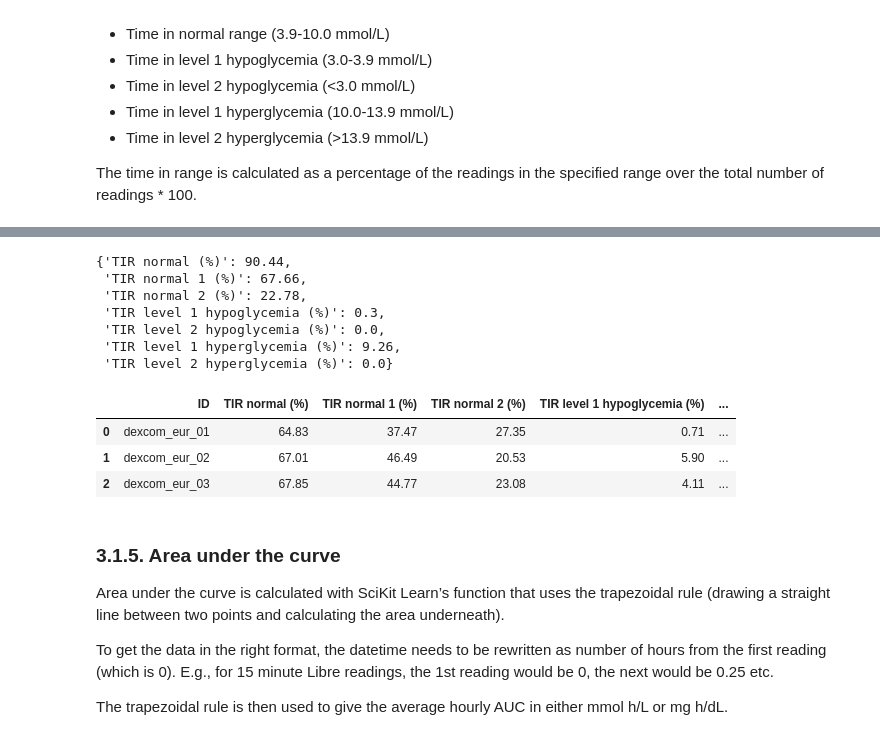
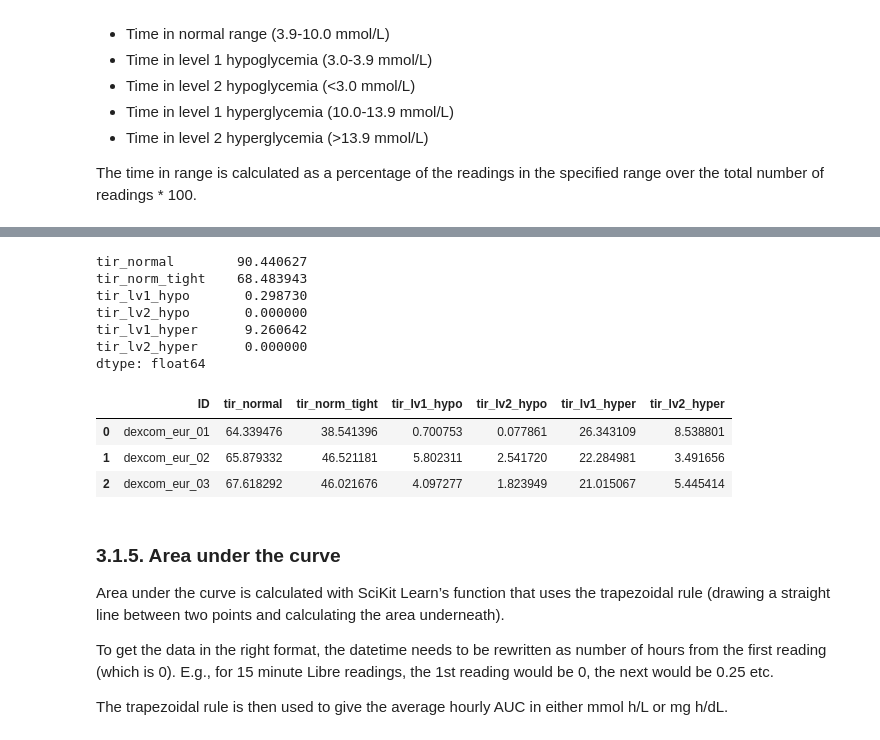
Before and after one commit to cafoala/diametrics, a Jupyter notebook: examples/3_metrics_demo.ipynb, the cells around one changed output, grey strips where cells are left out. Cells and saved outputs as stored; diff of their text form; code cells hidden in the pictures.

```diff
--- a/examples/3_metrics_demo.ipynb
+++ b/examples/3_metrics_demo.ipynb
@@ -163,22 +175,22 @@ time_in_range(df)
         - TIR level 1 hyperglycemia represents the percentage of readings within the range (10, 13.9].
         - TIR level 2 hyperglycemia represents the percentage of readings above 13.9.
 # %%
-metrics.time_in_range(libre1_transformed)
+metrics.time_in_range(libre1_transformed, units='mg')
 # %% [output]
-{'TIR normal (%)': 90.44,
- 'TIR normal 1 (%)': 67.66,
- 'TIR normal 2 (%)': 22.78,
- 'TIR level 1 hypoglycemia (%)': 0.3,
- 'TIR level 2 hypoglycemia (%)': 0.0,
- 'TIR level 1 hyperglycemia (%)': 9.26,
- 'TIR level 2 hyperglycemia (%)': 0.0}
+tir_normal        90.440627
+tir_norm_tight    68.483943
+tir_lv1_hypo       0.298730
+tir_lv2_hypo       0.000000
+tir_lv1_hyper      9.260642
+tir_lv2_hyper      0.000000
+dtype: float64
 # %%
-metrics.time_in_range(dexcom_data)
+metrics.time_in_range(dexcom_data, units='mmol')
 # %% [output]
-|  | ID | TIR normal (%) | TIR normal 1 (%) | TIR normal 2 (%) | TIR level 1 hypoglycemia (%) | ... |
-| 0 | dexcom_eur_01 | 64.83 | 37.47 | 27.35 | 0.71 | ... |
-| 1 | dexcom_eur_02 | 67.01 | 46.49 | 20.53 | 5.90 | ... |
-| 2 | dexcom_eur_03 | 67.85 | 44.77 | 23.08 | 4.11 | ... |
+|  | ID | tir_normal | tir_norm_tight | tir_lv1_hypo | tir_lv2_hypo | tir_lv1_hyper | tir_lv2_hyper |
+| 0 | dexcom_eur_01 | 64.339476 | 38.541396 | 0.700753 | 0.077861 | 26.343109 | 8.538801 |
+| 1 | dexcom_eur_02 | 65.879332 | 46.521181 | 5.802311 | 2.541720 | 22.284981 | 3.491656 |
+| 2 | dexcom_eur_03 | 67.618292 | 46.021676 | 4.097277 | 1.823949 | 21.015067 | 5.445414 |
 # %% [markdown]
 ### 3.1.5. Area under the curve
 
```
Also changed, not shown: parts of 25 cells of this notebook, 2 other files.
